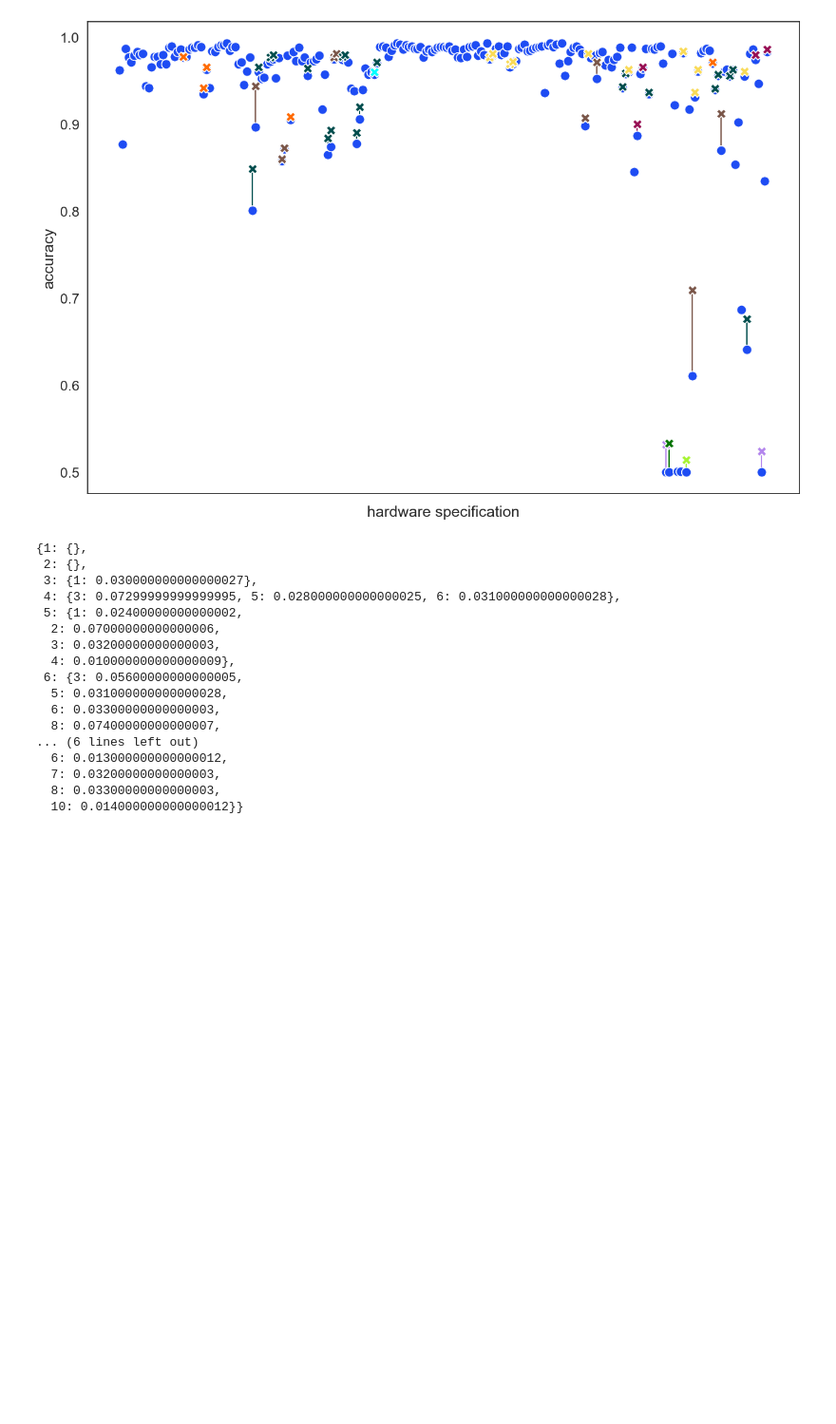
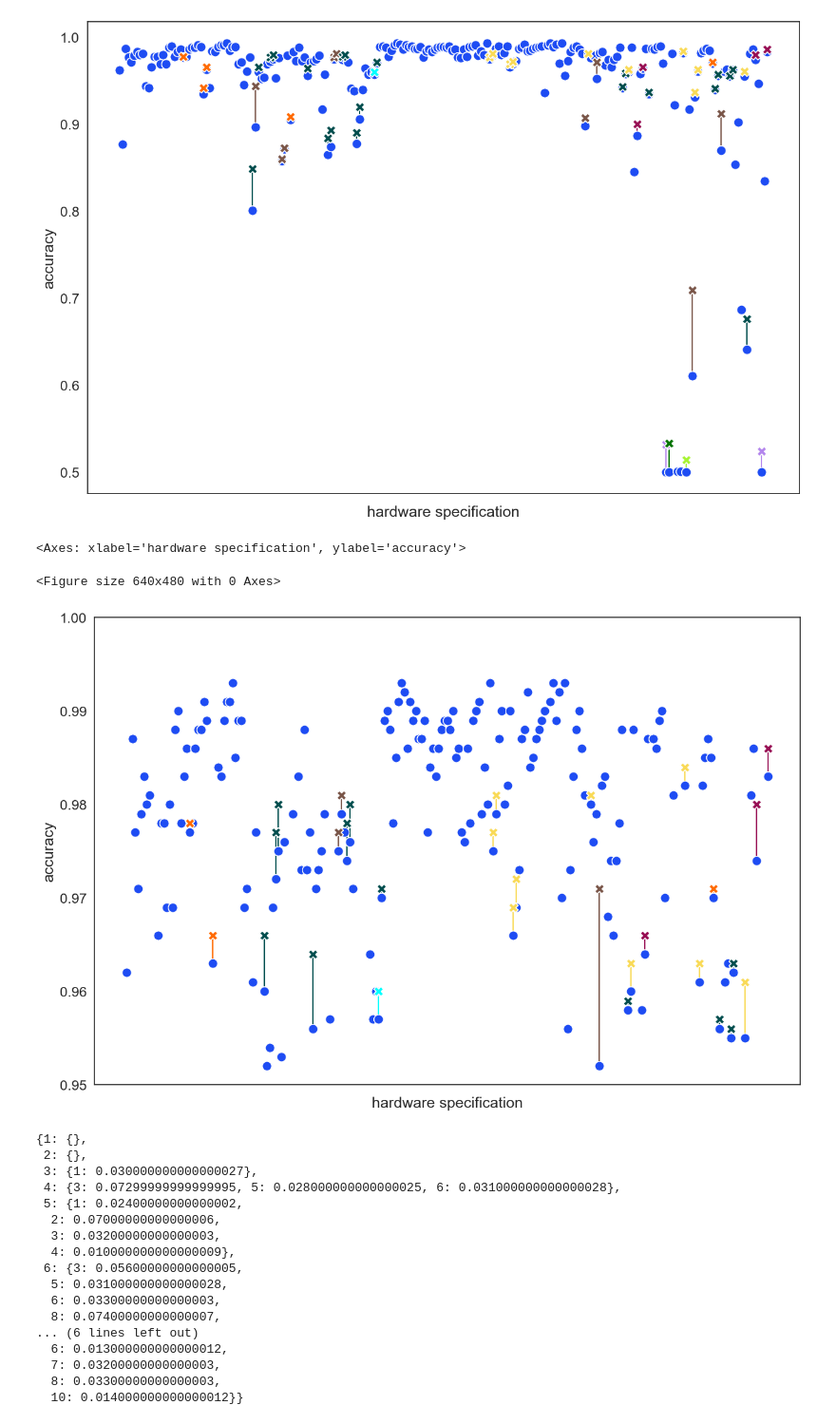
Before and after one commit to smml1996/algorithm_synthesis, a Jupyter notebook: notebooks_pnas/ipma2_bitflip.ipynb, the cells around one changed output. Shown at 95% size. Drawn from its saved outputs; the diff is of its cells as text; code cells hidden in the pictures; blank space fills up the shorter version.

Commit message:
zoom low noise qubits scatterplots

```diff
--- a/notebooks_pnas/ipma2_bitflip.ipynb
+++ b/notebooks_pnas/ipma2_bitflip.ipynb
@@ -82,7 +82,7 @@ df, horizon_lines = get_df_visualizing_lambdas(experiment_id, diff_algs_to_spec)
 from utils import get_index
 
 
-def get_scatterplot_guarantees_compare(experiment_id, horizon, df, horizon_lines, horizon_to_num_algs, new_palette=None, hue_order=None):
+def get_scatterplot_guarantees_compare(experiment_id, horizon, df, horizon_lines, horizon_to_num_algs, new_palette=None, hue_order=None, y_range=None):
     plt.clf()
     plt.figure(figsize=(15, 10))
 
@@ -116,7 +116,8 @@ def get_scatterplot_guarantees_compare(experiment_id, horizon, df, horizon_lines
 
     g.set(xticklabels=[])
     g.set(xlabel="hardware specification")
-    # plt.ylim(0.45, 1.0001)
+    if y_range is not None:
+        plt.ylim(y_range[0], y_range[1])
     output_dir = os.path.join(get_project_path(), get_experiment_name_path(experiment_id), experiment_id.value)
     plt.savefig(os.path.join(output_dir, f"scatter_guarantees{horizon}.pdf"), format='pdf')
     return g
@@ -143,6 +144,12 @@ get_scatterplot_guarantees_compare(experiment_id, 7, df, horizon_lines, horizon_
 <Axes: xlabel='hardware specification', ylabel='accuracy'>
 <Figure size 640x480 with 0 Axes>
 [figure]
+# %%
+get_scatterplot_guarantees_compare(experiment_id, 7, df, horizon_lines, horizon_to_num_algs, new_palette, hue_order, y_range=[0.95, 1.0])
+# %% [output]
+<Axes: xlabel='hardware specification', ylabel='accuracy'>
+<Figure size 640x480 with 0 Axes>
+[figure, added]
 # %%
 horizon_to_improv_algs = get_best_algos_advantanges(experiment_id, diff_algs_to_spec)
 # %%
```
Also changed, not shown: 4 other files.
